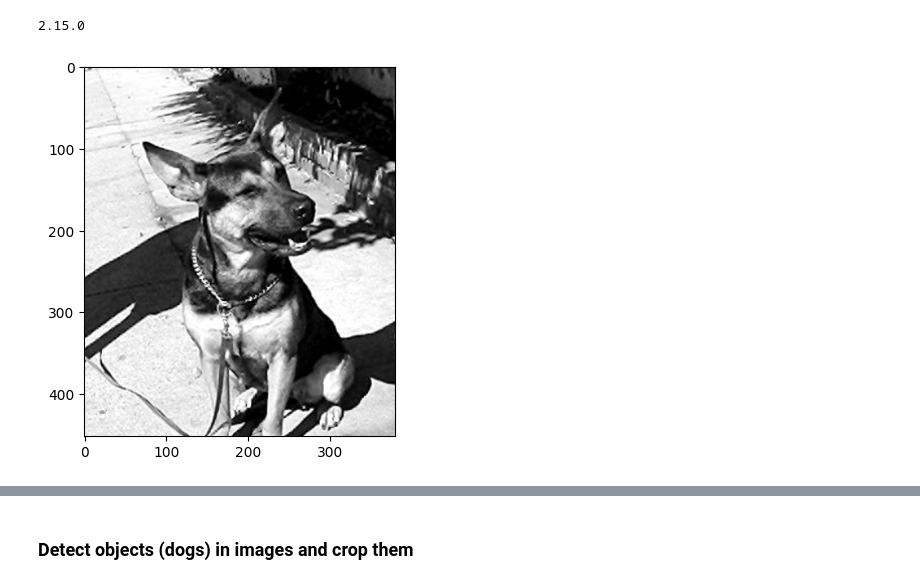
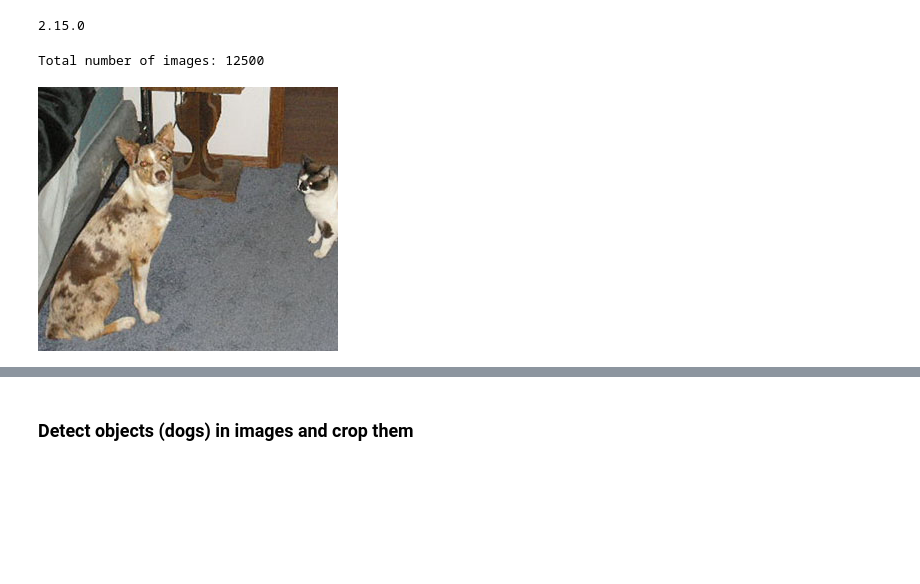
Before and after one commit to grepoz/vae-ug-homework, a Jupyter notebook: vae.ipynb, the cells around one changed output, grey strips where cells are left out. Saved outputs shown, nothing was run; the diff lists cells and outputs as text; code cells hidden in the pictures; blank space fills up the shorter version.

```diff
--- a/vae.ipynb
+++ b/vae.ipynb
@@ -17,11 +20,13 @@ IMAGE_SIZE=(IMAGE_WIDTH, IMAGE_HEIGHT)
 IMAGE_CHANNELS=3
 # %%
 dirpath = 'kagglecatsanddogs_5340/PetImages/Dog/'
-filenames = [dirpath+filename for filename in os.listdir(dirpath) if filename.endswith(".jpg")]
+filenames = [filename for filename in os.listdir(dirpath) if filename.endswith(".jpg")]
+print(f"Total number of images: {len(filenames)}")
+# %% [output]
+Total number of images: 12500
 # %%
-sample = random.choice(filenames)
-image = cv2.imread(sample, cv2.IMREAD_GRAYSCALE)
-plt.imshow(image, cmap='gray')
-plt.show()
+sample = random.choice(dirpath+filenames)
+img = Image.open(sample)
+display(img)
 # %% [output]
-[figure, old version]
+[figure, new version]
```
Also changed, not shown: parts of 12 cells of this notebook.
